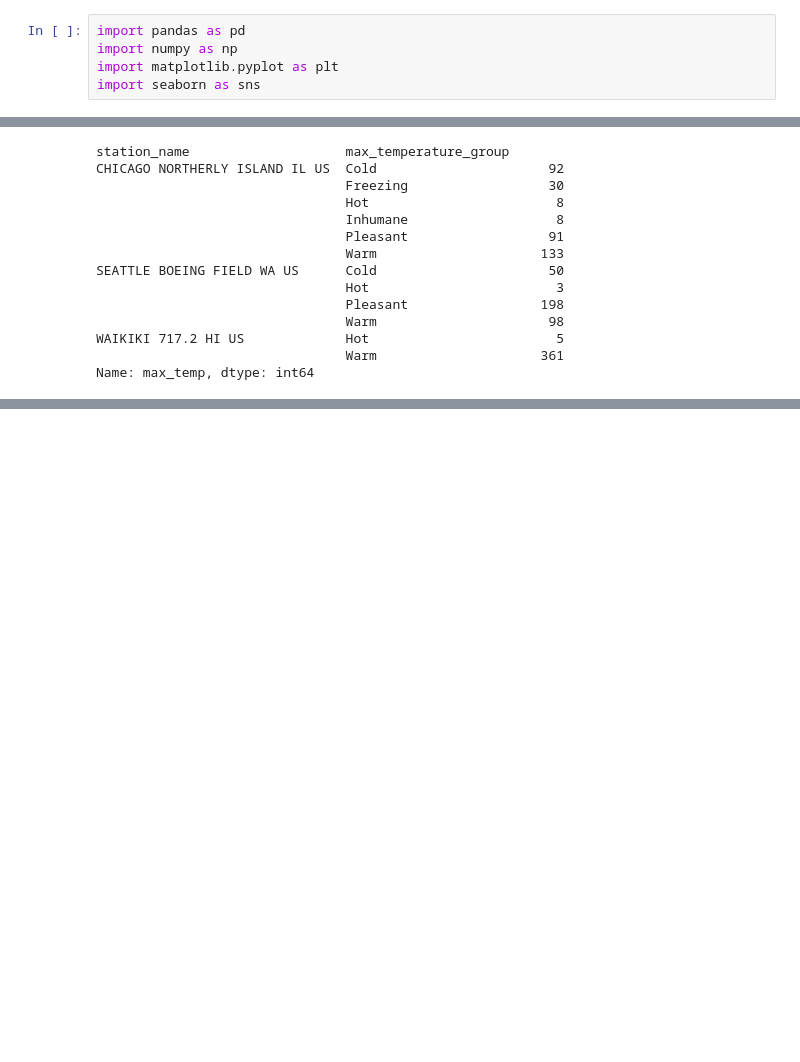
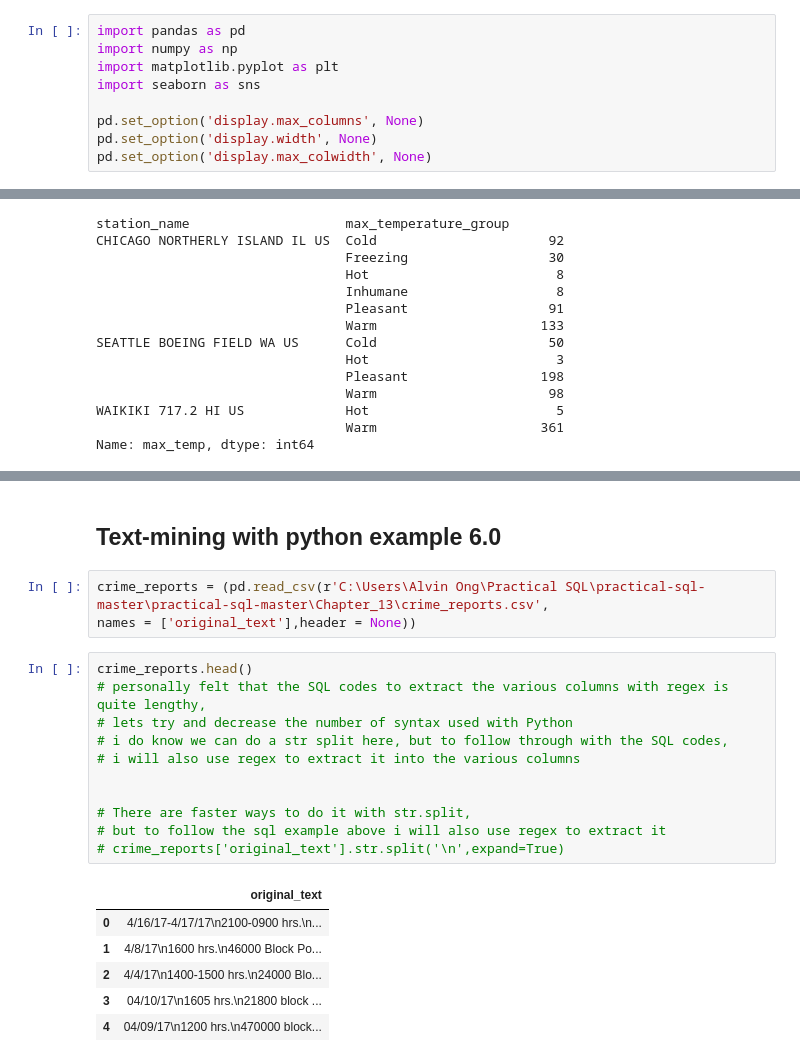
Before and after one commit to BubblyCoder/Personal-Projects, a Jupyter notebook: SQL Refresher/Convert sql to python.ipynb, the cells around one changed output, grey strips where cells are left out. Drawn from its saved outputs; the diff is of its cells as text; blank space fills up the shorter version.

```diff
--- a/SQL Refresher/Convert sql to python.ipynb
+++ b/SQL Refresher/Convert sql to python.ipynb
@@ -3,4 +3,8 @@ import pandas as pd
 import numpy as np
 import matplotlib.pyplot as plt
 import seaborn as sns
+
+pd.set_option('display.max_columns', None)
+pd.set_option('display.width', None)
+pd.set_option('display.max_colwidth', None)
 # %% [raw]
@@ -403,0 +477,23 @@ Name: max_temp, dtype: int64
+# %% [markdown]
+## Text-mining with python example 6.0
+# %%
+crime_reports = (pd.read_csv(r'C:\Users\Alvin Ong\Practical SQL\practical-sql-master\practical-sql-master\Chapter_13\crime_reports.csv',
+names = ['original_text'],header = None))
+# %%
+crime_reports.head()
+# personally felt that the SQL codes to extract the various columns with regex is quite lengthy,
+# lets try and decrease the number of syntax used with Python
+# i do know we can do a str split here, but to follow through with the SQL codes,
+# i will also use regex to extract it into the various columns
+
+
+# There are faster ways to do it with str.split,
+# but to follow the sql example above i will also use regex to extract it
+# crime_reports['original_text'].str.split('\n',expand=True)
+# %% [output]
+|  | original_text |
+| 0 | 4/16/17-4/17/17\n2100-0900 hrs.\n... |
+| 1 | 4/8/17\n1600 hrs.\n46000 Block Po... |
+| 2 | 4/4/17\n1400-1500 hrs.\n24000 Blo... |
+| 3 | 04/10/17\n1605 hrs.\n21800 block ... |
+| 4 | 04/09/17\n1200 hrs.\n470000 block... |
```
Also changed, not shown: parts of 10 cells of this notebook.
